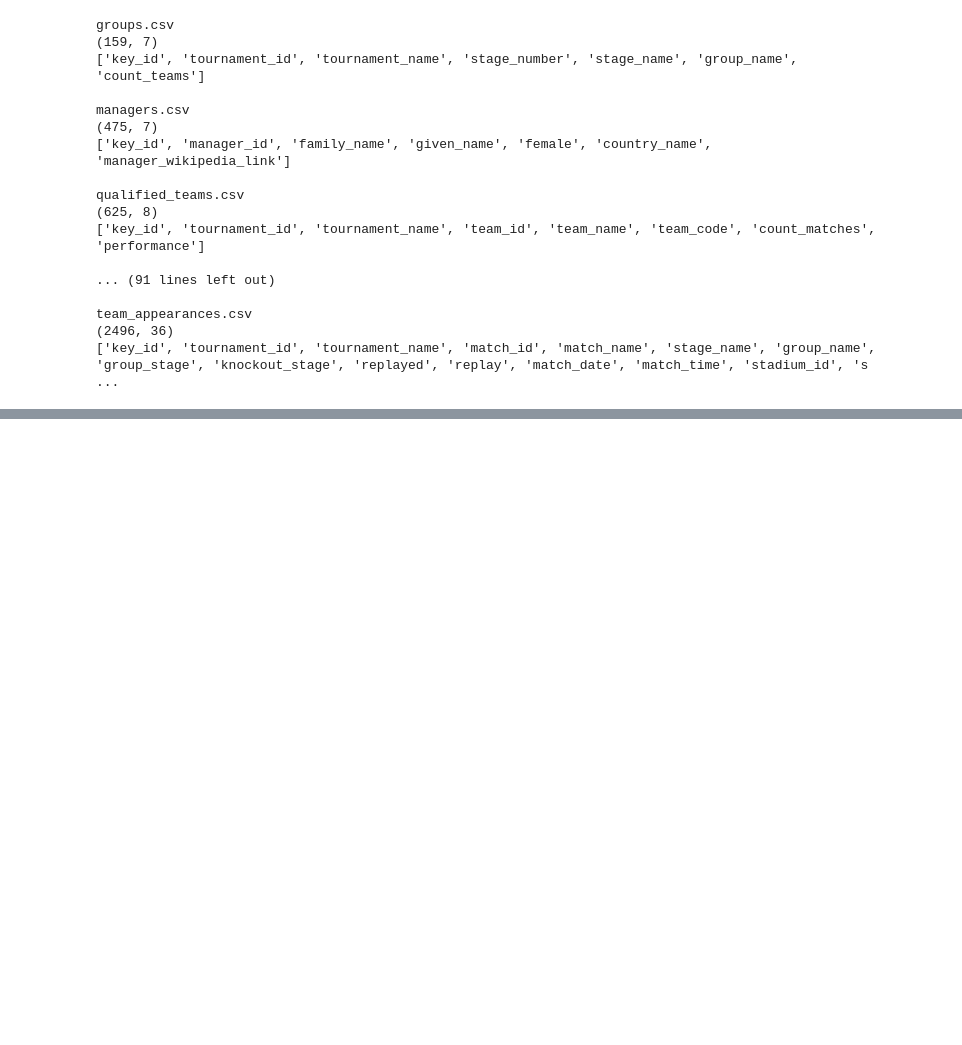
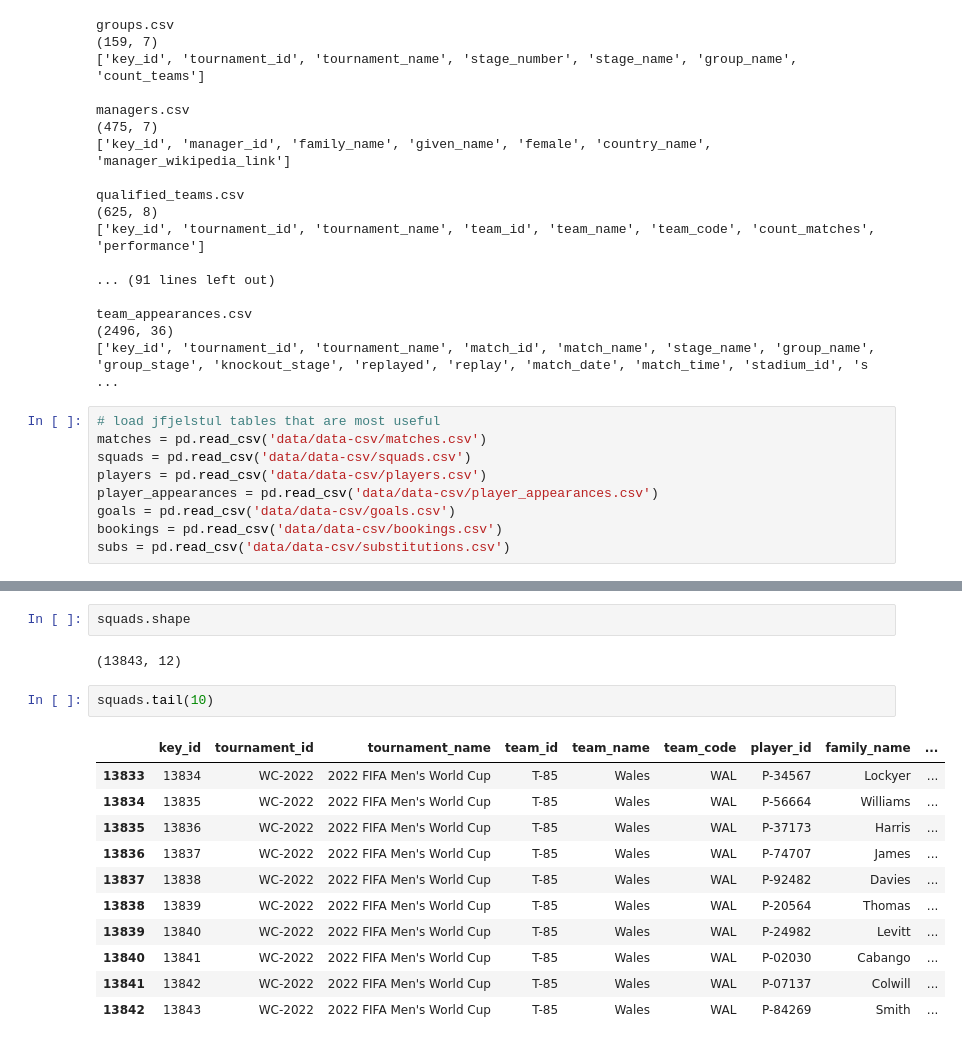
Before and after one commit to tonyinarula/World-Cup-2026-Predictive-Analysis, a Jupyter notebook: analysis.ipynb, the cells around one changed output, grey strips where cells are left out. Drawn from its saved outputs; the diff is of its cells as text; blank space fills up the shorter version.

Commit message:
Filter and clean most useful tables from jfjelstul

```diff
--- a/analysis.ipynb
+++ b/analysis.ipynb
@@ -113,3 +101,12 @@ qualified_teams.csv
 team_appearances.csv
 (2496, 36)
 ['key_id', 'tournament_id', 'tournament_name', 'match_id', 'match_name', 'stage_name', 'group_name', 'group_stage', 'knockout_stage', 'replayed', 'replay', 'match_date', 'match_time', 'stadium_id', 's ...
+# %%
+# load jfjelstul tables that are most useful
+matches = pd.read_csv('data/data-csv/matches.csv')
+squads = pd.read_csv('data/data-csv/squads.csv')
+players = pd.read_csv('data/data-csv/players.csv')
+player_appearances = pd.read_csv('data/data-csv/player_appearances.csv')
+goals = pd.read_csv('data/data-csv/goals.csv')
+bookings = pd.read_csv('data/data-csv/bookings.csv')
+subs = pd.read_csv('data/data-csv/substitutions.csv')
@@ -115,0 +162,18 @@ team_appearances.csv
+# %%
+squads.shape
+# %% [output]
+(13843, 12)
+# %%
+squads.tail(10)
+# %% [output]
+|  | key_id | tournament_id | tournament_name | team_id | team_name | team_code | player_id | family_name | ... |
+| 13833 | 13834 | WC-2022 | 2022 FIFA Men's World Cup | T-85 | Wales | WAL | P-34567 | Lockyer | ... |
+| 13834 | 13835 | WC-2022 | 2022 FIFA Men's World Cup | T-85 | Wales | WAL | P-56664 | Williams | ... |
+| 13835 | 13836 | WC-2022 | 2022 FIFA Men's World Cup | T-85 | Wales | WAL | P-37173 | Harris | ... |
+| 13836 | 13837 | WC-2022 | 2022 FIFA Men's World Cup | T-85 | Wales | WAL | P-74707 | James | ... |
+| 13837 | 13838 | WC-2022 | 2022 FIFA Men's World Cup | T-85 | Wales | WAL | P-92482 | Davies | ... |
+| 13838 | 13839 | WC-2022 | 2022 FIFA Men's World Cup | T-85 | Wales | WAL | P-20564 | Thomas | ... |
+| 13839 | 13840 | WC-2022 | 2022 FIFA Men's World Cup | T-85 | Wales | WAL | P-24982 | Levitt | ... |
+| 13840 | 13841 | WC-2022 | 2022 FIFA Men's World Cup | T-85 | Wales | WAL | P-02030 | Cabango | ... |
+| 13841 | 13842 | WC-2022 | 2022 FIFA Men's World Cup | T-85 | Wales | WAL | P-07137 | Colwill | ... |
+| 13842 | 13843 | WC-2022 | 2022 FIFA Men's World Cup | T-85 | Wales | WAL | P-84269 | Smith | ... |
```
Also changed, not shown: parts of 31 cells of this notebook.
